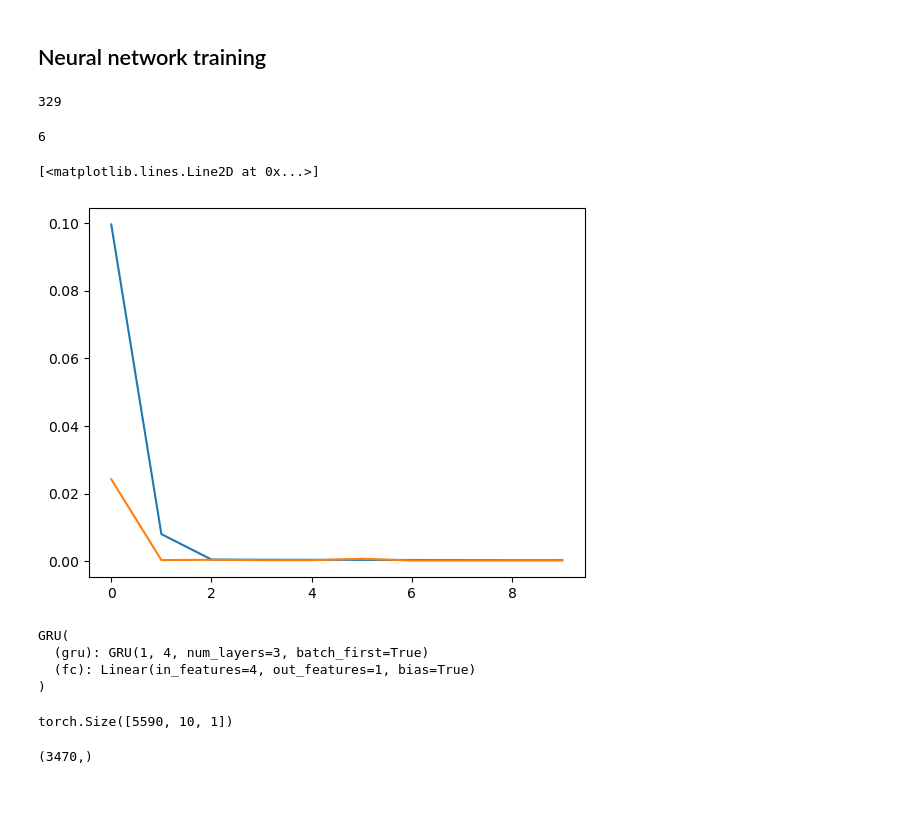
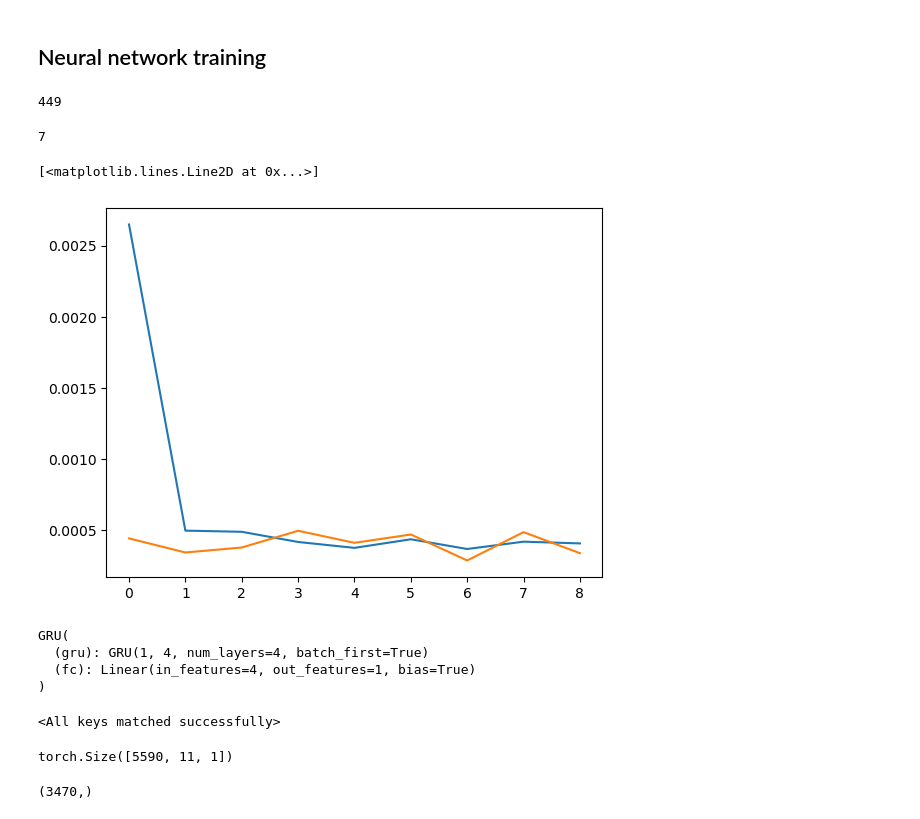
Before and after one commit to sabrinasartori/itau-quant-challenge, a Jupyter notebook: notebooks/lstm/02-lstm_sentiment.ipynb, the cells around one changed output. Cells and saved outputs as stored; diff of their text form; code cells hidden in the pictures.

```diff
--- a/notebooks/lstm/02-lstm_sentiment.ipynb
+++ b/notebooks/lstm/02-lstm_sentiment.ipynb
@@ -136,7 +136,7 @@ features_df = pd.merge(
 selected_columns = ~((features_df.columns == "index") | (features_df.columns == "date") )
 # %%
 feature_names = [i for i in range(1,10 + 1)]
-# feature_names.append("sentiment_count")
+feature_names.append("sentiment_count")
 # %%
 train_dates = features_df.index\
     .get_level_values("Date") < '2022-04'
@@ -295,7 +295,7 @@ class GRU(nn.Module):
 # lookback = 100
 input_dim = 1
 hidden_dim = 4
-num_layers = 3
+num_layers = 4
 output_dim = 1
 num_epochs = 10
 # %%
@@ -311,7 +311,7 @@ model = GRU(
 treinable_params = sum(p.numel() for p in model.parameters() if p.requires_grad)
 treinable_params
 # %% [output]
-329
+449
 # %%
 loss_fn = torch.nn.MSELoss()
 optimiser = torch.optim.Adam(model.parameters(), lr=0.005)
@@ -355,22 +355,24 @@ for t in tqdm(range(num_epochs)):
 # %%
 idx_best
 # %% [output]
-6
+7
 # %%
-plt.plot(train_error)
-plt.plot(val_error)
+plt.plot(train_error[1:])
+plt.plot(val_error[1:])
 # %% [output]
 [<matplotlib.lines.Line2D at 0x...>]
-[figure, old version]
+[figure, new version]
 # %%
 best_model
 # %% [output]
 GRU(
-  (gru): GRU(1, 4, num_layers=3, batch_first=True)
+  (gru): GRU(1, 4, num_layers=4, batch_first=True)
   (fc): Linear(in_features=4, out_features=1, bias=True)
 )
 # %%
-# best_model.load_state_dict(torch.load("data/models/GRU_early_stopping.pt"))
+best_model.load_state_dict(torch.load("data/models/GRU_early_stopping_sentiment.pt"))
+# %% [output]
+<All keys matched successfully>
 # %%
 y_pred_test = best_model(X_test_tensor)\
     .detach()\
@@ -382,7 +384,7 @@ y_pred_train = best_model(X_train_tensor)\
 # %%
 X_train_tensor.shape
 # %% [output]
-torch.Size([5590, 10, 1])
+torch.Size([5590, 11, 1])
 # %%
 y_pred_test.reshape(-1).shape
 # %% [output]
```
Also changed, not shown: parts of 13 cells of this notebook, 10 other files.
